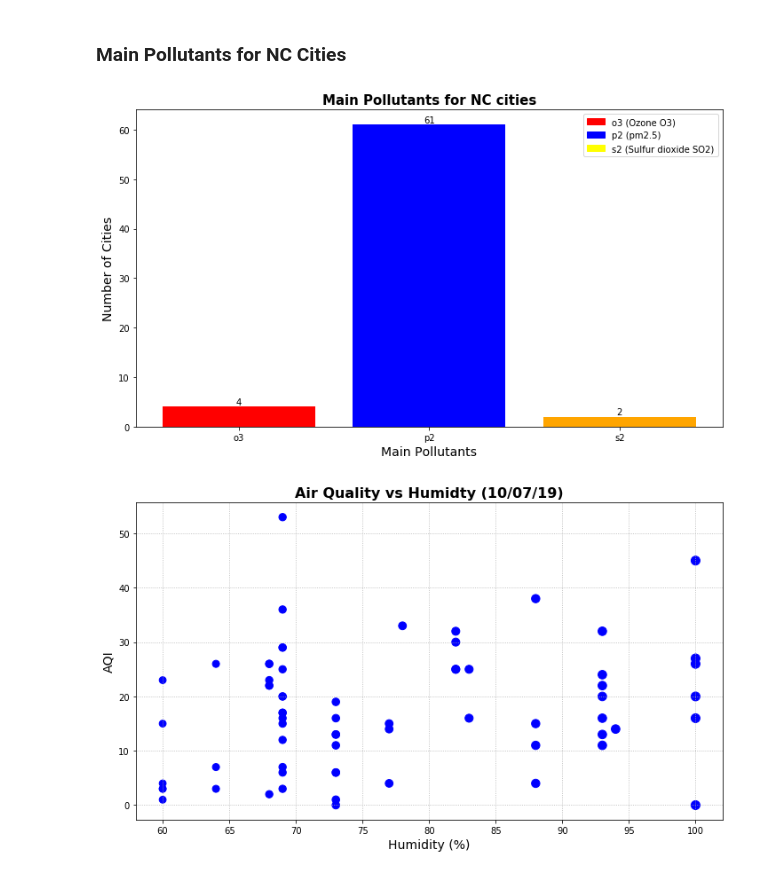
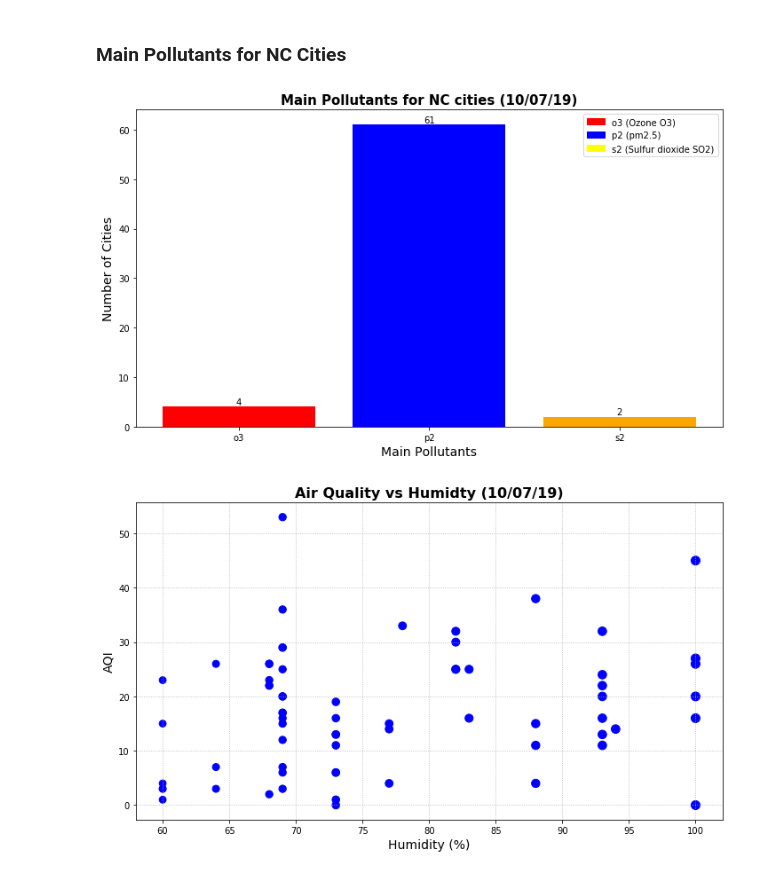
Before and after one commit to nadireag/Air-Quality, a Jupyter notebook: AirQualityPy.ipynb, the cells around one changed output. Saved outputs shown, nothing was run; the diff lists cells and outputs as text; code cells hidden in the pictures.

Commit message:
updated pollutant plot and analysis

```diff
--- a/AirQualityPy.ipynb
+++ b/AirQualityPy.ipynb
@@ -243,32 +240,32 @@ plt.show()
 # %%
 # Create the plot for main pollutants
 plt.figure(figsize=(10,6))
 colors = ["red" if x=="o3" else "blue" if x =="p2" else "orange" for x in grouped_df["Main Pollutant"]]
 bar = plt.bar(grouped_df["Main Pollutant"],grouped_df["City"], color=colors)
 
 # Add labels
-plt.title("Main Pollutants for NC cities", fontweight="bold", fontsize=15)
+plt.title("Main Pollutants for NC cities (%s)" % time.strftime("%x"), fontweight="bold", fontsize=15)
 plt.xlabel("Main Pollutants", fontsize=14)
 plt.ylabel("Number of Cities", fontsize=14)
 
 # Add legends
 colors1 = {"o3 (Ozone O3)": "red", "p2 (pm2.5)": "blue", "s2 (Sulfur dioxide SO2)": "yellow"}
 labels = list(colors1.keys())
 handles= [plt.Rectangle((0,0),1,1, color=colors1[label]) for label in labels]
 plt.legend(handles,labels)
 
 # Put city numbers over bars
 for rect in bar :
     height = rect.get_height()
     plt.text(rect.get_x() + rect.get_width()/2.0, height, '%d' % int(height), ha='center', va='bottom')
 
 
 # Save the plot
 plt.tight_layout()
 plt.savefig("Output/pollutant.png")
 plt.show()
 # %% [output]
-[figure, old version]
+[figure, new version]
 # %%
 
 # Create the plot
```
Also changed, not shown: parts of 3 cells of this notebook, 1 other file.
